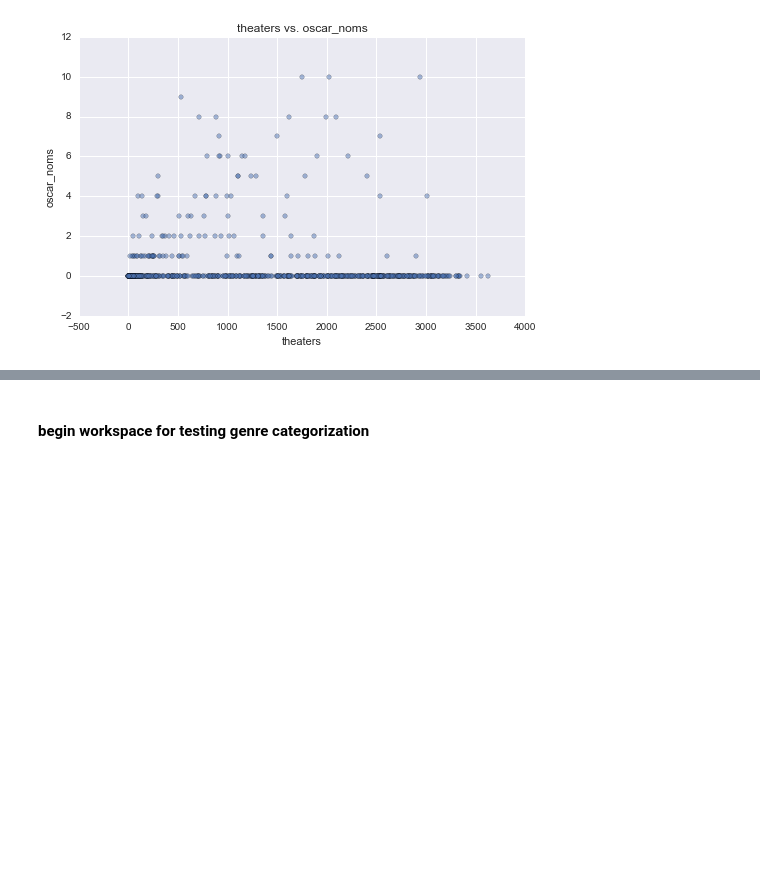
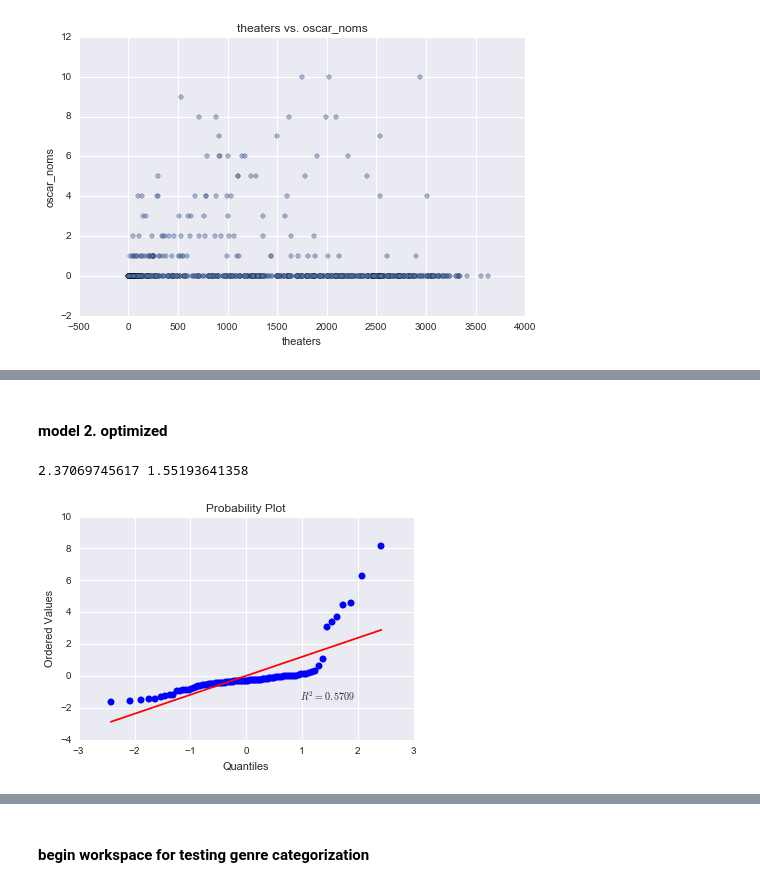
Before and after one commit to dianalam/movie-predictor, a Jupyter notebook: luther-analysis.ipynb, the cells around one changed output, grey strips where cells are left out. Saved outputs shown, nothing was run; the diff lists cells and outputs as text; code cells hidden in the pictures; blank space fills up the shorter version.

Commit message:
add regression mv and validation tests

```diff
--- a/luther-analysis.ipynb
+++ b/luther-analysis.ipynb
@@ -522,0 +722,2 @@ train['rating2'] = train['clean_rating'].apply
+# %%
+m2 = regress_skl(X, y)
@@ -522,0 +728,3 @@ train['rating2'] = train['clean_rating'].apply
+# %%
+# format validation set
+X_val, y_val = format_skl(cat_features, cont_features, ind, val)
@@ -522,0 +786,20 @@ train['rating2'] = train['clean_rating'].apply
+# %%
+def validate(model, X_val, y_val):
+    '''Generate predicted values for validation set.
+    Returns mean squared error.
+    Args:
+    model -- fitted linear regression model to use for predictions
+    y (var) -- name of y column
+    data (df) -- validation dataset
+    '''
+    y_pred = model.predict(X_val)
+    resid = y_val - y_pred
+#     sse = sum((y_val - y_pred)**2)
+#     mse = sse / len(y_val)
+    mse = mean_squared_error(y_val, y_pred)
+    return resid, mse
+# %% [markdown]
+#### model 2. optimized
+# %%
+# test cross validation set
+vresid, vmse = validate(m2, X_val, y_val)
@@ -522,0 +808,10 @@ train['rating2'] = train['clean_rating'].apply
+# %%
+print vmse, train_mse
+# %% [output]
+2.37069745617 1.55193641358
+# %%
+# qq plot - validation set
+stats.probplot(vresid, dist="norm", plot=plt)
+plt.show()
+# %% [output]
+[figure, added]
```
Also changed, not shown: parts of 61 cells of this notebook, 1 other file.
